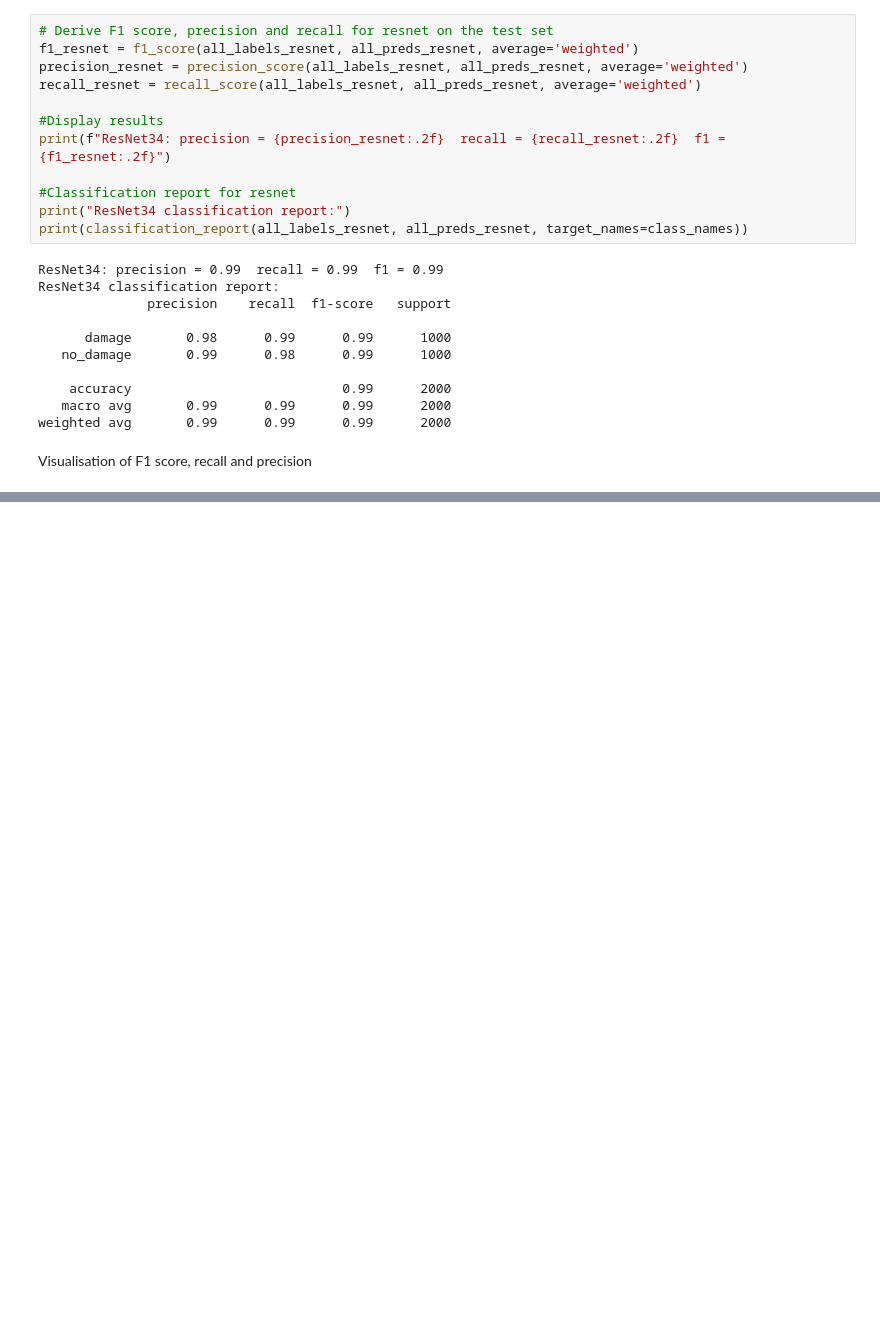
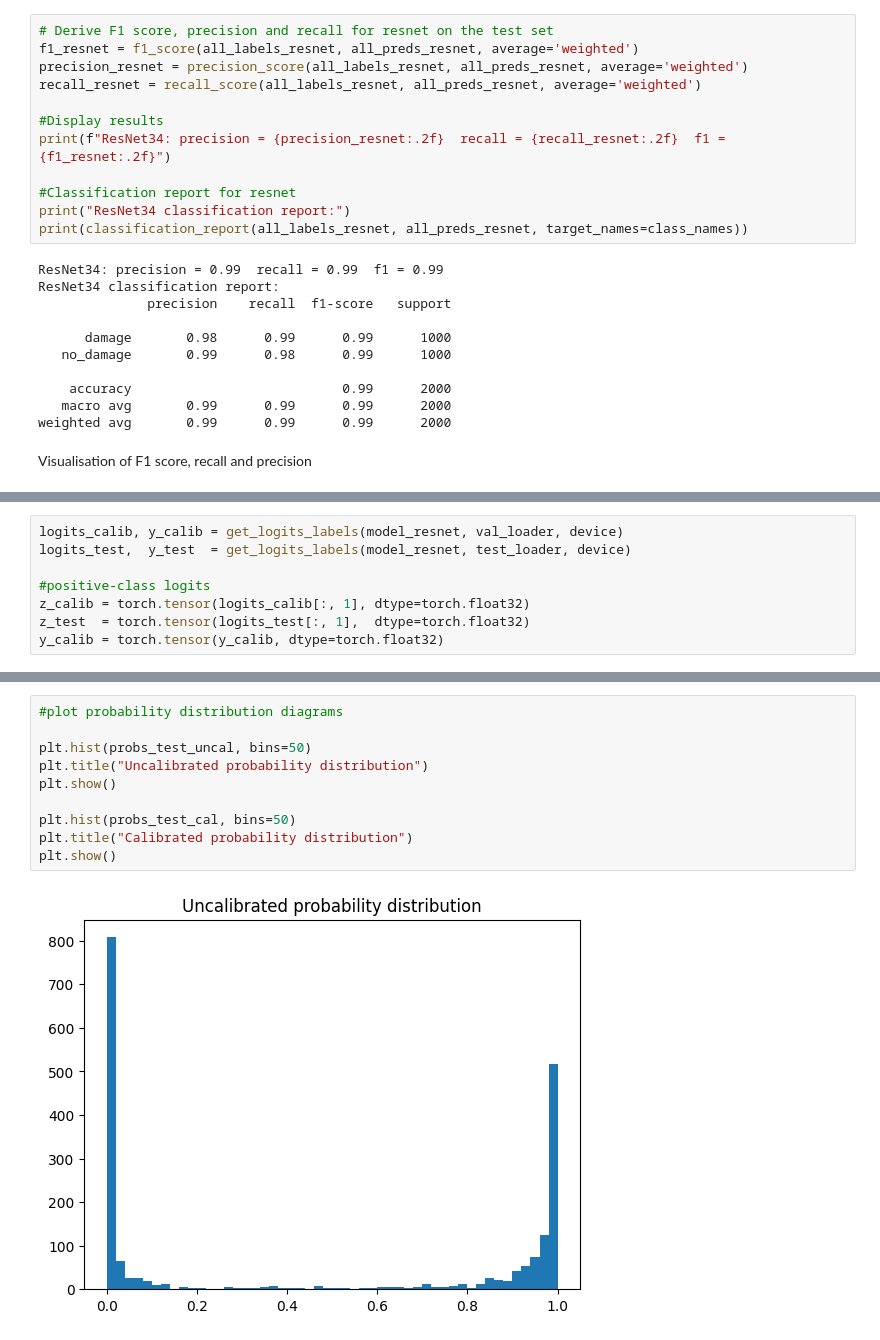
Before and after one commit to marioncalvo/IPEO_submission, a Jupyter notebook: ipeo_code.ipynb, the cells around one changed output, grey strips where cells are left out. Drawn from its saved outputs; the diff is of its cells as text; blank space fills up the shorter version.

```diff
--- a/ipeo_code.ipynb
+++ b/ipeo_code.ipynb
@@ -1137,0 +1266,8 @@ plt.show()
+# %%
+logits_calib, y_calib = get_logits_labels(model_resnet, val_loader, device)
+logits_test,  y_test  = get_logits_labels(model_resnet, test_loader, device)
+
+#positive-class logits
+z_calib = torch.tensor(logits_calib[:, 1], dtype=torch.float32)
+z_test  = torch.tensor(logits_test[:, 1],  dtype=torch.float32)
+y_calib = torch.tensor(y_calib, dtype=torch.float32)
@@ -1137,0 +1347,12 @@ plt.show()
+# %%
+#plot probability distribution diagrams
+
+plt.hist(probs_test_uncal, bins=50)
+plt.title("Uncalibrated probability distribution")
+plt.show()
+
+plt.hist(probs_test_cal, bins=50)
+plt.title("Calibrated probability distribution")
+plt.show()
+# %% [output]
+[figure, added]
```
Also changed, not shown: parts of 31 cells of this notebook, 1 other file.
